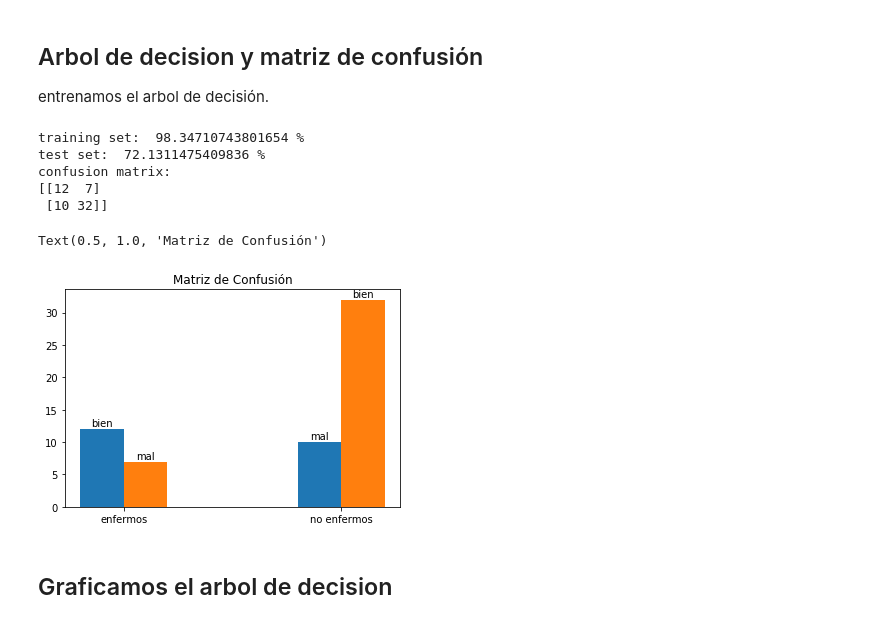
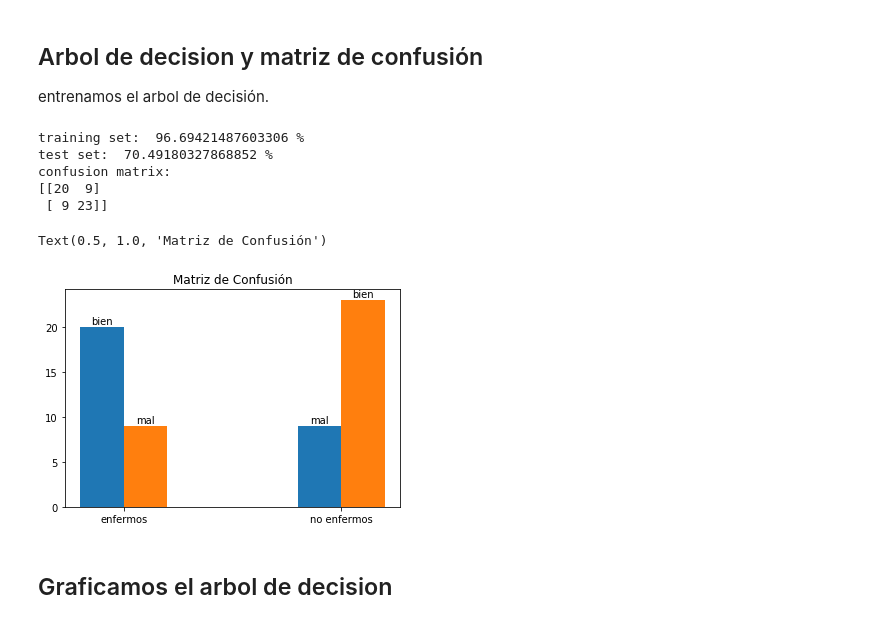
Before and after one commit to emyesme/HeartDiseaseDT-NB-NN, a Jupyter notebook: IA.ipynb, the cells around one changed output. Saved outputs shown, nothing was run; the diff lists cells and outputs as text; code cells hidden in the pictures.

```diff
--- a/IA.ipynb
+++ b/IA.ipynb
@@ -281,7 +281,7 @@ cantidad de registros target:  61
 entrenamos el arbol de decisión.
 # %%
 #Control overfitting by setting "max_depth" to 10 and "min_samples_split" to 5 : my_tree_two
-modelDesicionTree = tree.DecisionTreeClassifier(max_depth=10, min_samples_split = 5, random_state = 42)
+modelDesicionTree = tree.DecisionTreeClassifier(max_depth=7, min_samples_split = 5, random_state = 42)
 modelDesicionTree = modelDesicionTree.fit(trainX, trainY)
 
 #Print the score on the train data
@@ -290,38 +290,38 @@ print("training set: ", modelDesicionTree.score(trainX, trainY)*100, "%")
 print("test set: ", modelDesicionTree.score(testX, testY)*100, "%")
 
 matrixDecisionTree = confusion_matrix(modelDesicionTree.predict(testX), testY)
 
 print("confusion matrix: ")
 print(matrixDecisionTree)
 #graph of the confusion matrix
 label = [0,1]
 
 _X = np.arange(len(label))
 
 x = [matrixDecisionTree[0][0], matrixDecisionTree[1][0]]
 y = [matrixDecisionTree[0][1], matrixDecisionTree[1][1]]
 
 training = plt.bar(_X-0.1,x, width=0.2, align='center')
 test = plt.bar(_X+0.1,y, width=0.2,  align='center')
 plt.xticks(np.arange(2), ['enfermos','no enfermos'])
 
 def autolabel(rects, bars):
     for rect,bar in zip(rects,bars):
         height = rect.get_height()
         plt.text(rect.get_x() + rect.get_width() / 2, height + 0.1, bar,ha='center', va='bottom')
 
 autolabel(training,["bien","mal"])
 autolabel(test,["mal", "bien"])
 
 plt.title('Matriz de Confusión')
 # %% [output]
-training set:  98.34710743801654 %
-test set:  72.1311475409836 %
+training set:  96.69421487603306 %
+test set:  70.49180327868852 %
 confusion matrix:
-[[12  7]
- [10 32]]
+[[20  9]
+ [ 9 23]]
 Text(0.5, 1.0, 'Matriz de Confusión')
-[figure, old version]
+[figure, new version]
 # %% [markdown]
 ## Graficamos el arbol de decision
 # %%
```
Also changed, not shown: parts of 7 cells of this notebook, 4 other files.
